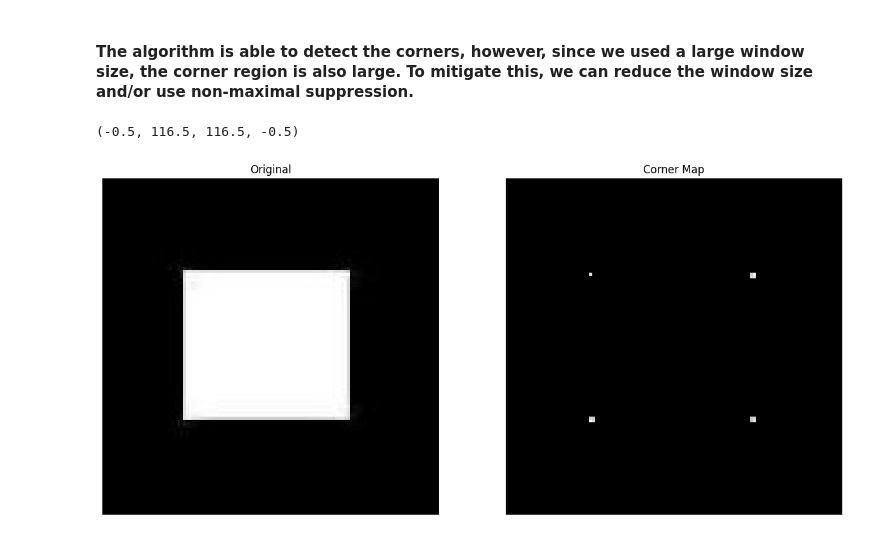
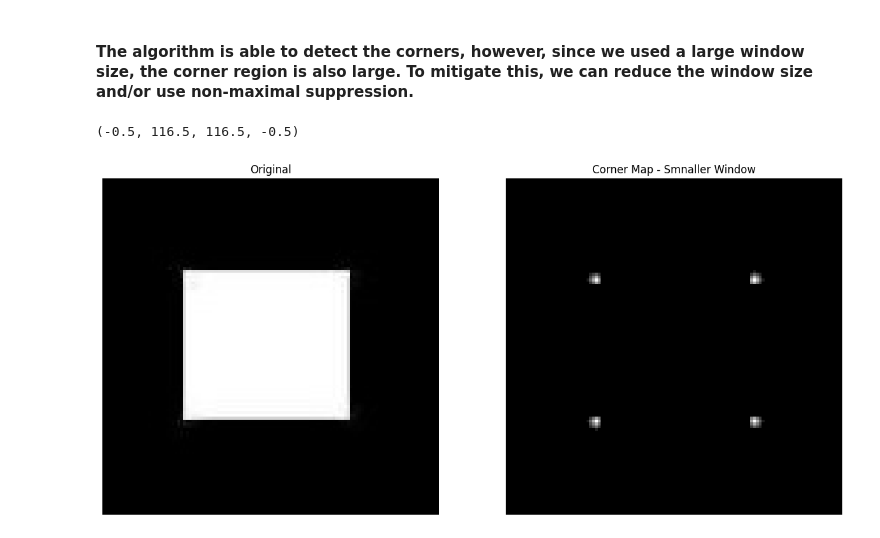
Before and after one commit to tsultan16/Computer_Vision, a Jupyter notebook: feature_detection/corner.ipynb, the cells around one changed output. Saved outputs shown, nothing was run; the diff lists cells and outputs as text; code cells hidden in the pictures.

```diff
--- a/feature_detection/corner.ipynb
+++ b/feature_detection/corner.ipynb
@@ -204,7 +204,21 @@ def harris_corner_response(M, k=0.04):
     return R
 
 
-def corner_map(img, window_size = 9, thr_p=0.1):
+def non_maximal_suppression(img, wsize=5):
+
+    w2 = int(wsize/2)
+
+    for i in range(w2, img.shape[0]-w2):
+        for j in range(w2, img.shape[1]-w2):
+            window = img[i-w2:i+w2, j-w2:j+w2]
+            maxval = np.max(window)
+            window[window < maxval] = 0.0
+            img[i-w2:i+w2, j-w2:j+w2] = window
+
+    return img
+
+
+def corner_map(img, window_size = 9, thr_p=0.1, non_max_suppression=False):
 
     # 3x3 sobel filters for computing derivatives
     sobel_x = np.array([[1, 0, -1],
@@ -245,6 +259,9 @@ def corner_map(img, window_size = 9, thr_p=0.1):
     thr = thr_p * np.max(R)
     R[R < thr] = 0.0
 
+    if non_max_suppression:
+        R = non_maximal_suppression(R)
+
     return R
 # %%
 img_corner_map = corner_map(img_gray)
@@ -268,22 +285,22 @@ plt.axis('off')
 # %% [markdown]
 #### The algorithm is able to detect the corners, however, since we used a large window size, the corner region is also large. To mitigate this, we can reduce the window size and/or use non-maximal suppression.
 # %%
-img_corner_map = corner_map(img_gray, window_size=3, thr_p=0.75)
+img_corner_map = corner_map(img_gray, window_size=5)
 
 
 fig,axs = plt.subplots(1,2)
 fig.set_figwidth(15)
 fig.set_figheight(15)
 
 plt.subplot(1,2,1)
 plt.imshow(img_gray, cmap='gray')
 plt.title('Original')
 plt.axis('off')
 
 plt.subplot(1,2,2)
 plt.imshow(img_corner_map, cmap='gray')
-plt.title('Corner Map')
+plt.title('Corner Map - Smnaller Window')
 plt.axis('off')
 # %% [output]
 (-0.5, 116.5, 116.5, -0.5)
-[figure, old version]
+[figure, new version]
```
Also changed, not shown: parts of 1 cell of this notebook.
